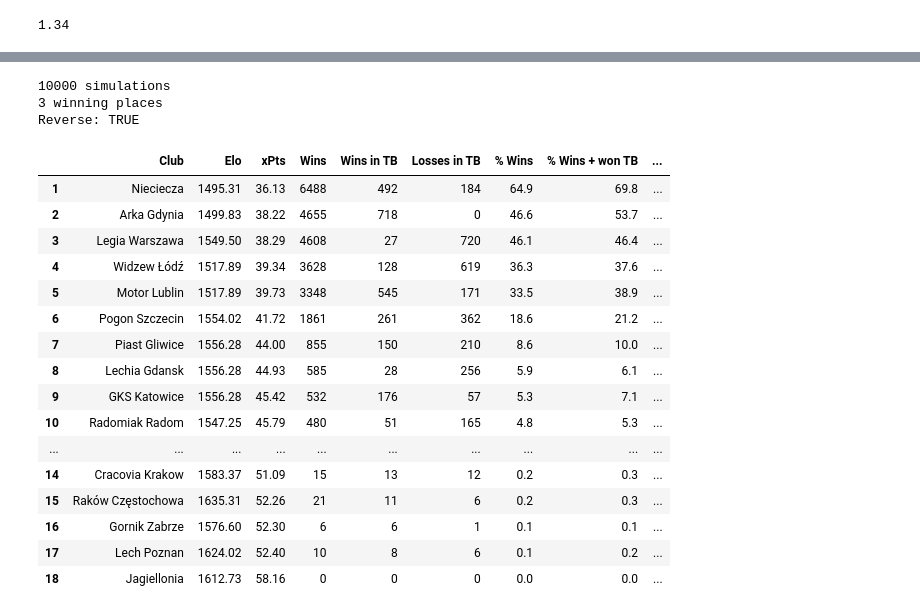
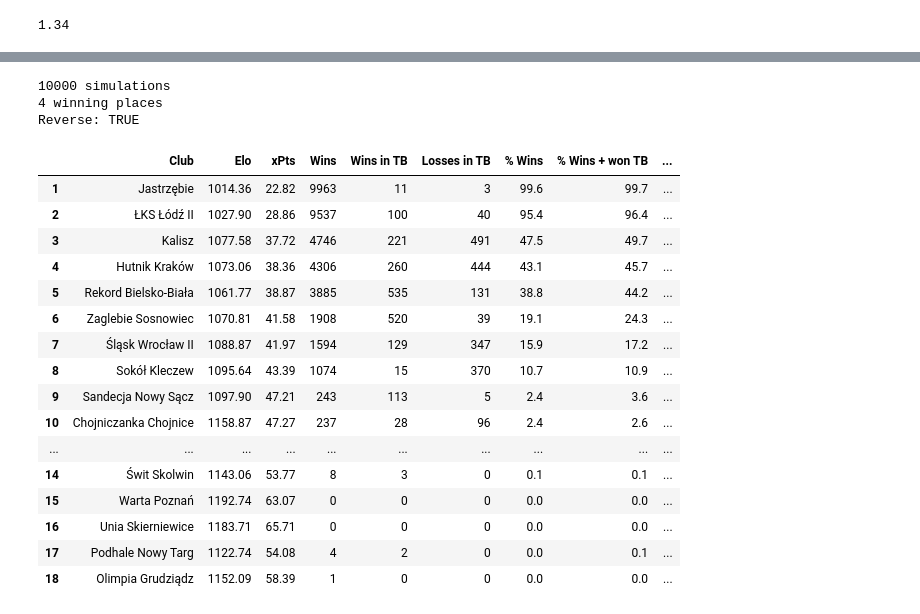
Before and after one commit to Michal-Zablocki/outrights-pred, a Jupyter notebook: working_version.ipynb, the cells around one changed output, grey strips where cells are left out. Cells and saved outputs as stored; diff of their text form; code cells hidden in the pictures.

```diff
--- a/working_version.ipynb
+++ b/working_version.ipynb
@@ -16,9 +13,9 @@ The autoreload extension is already loaded. To reload it, use:
 # %%
 CONFIG = {
     'elo_date': '2026-02-19',  # date for elo ratings from clubelo.com
-    'opta_date': '2026-02-20',  # date for elo ratings from the opta -> clubelo regression; elo_date from day X is before the games are played, for opta it depends
+    'opta_date': '2026-02-26',  # date for elo ratings from the opta -> clubelo regression; elo_date from day X is before the games are played, for opta it depends
     'number_of_sims': 10000,
-    'league_id': 106,
+    'league_id': 109,
     'season': 2025,
     'head_size': 36,
     'country_code_elo': None,  # use this attr. to use elo ratings from clubelo.com
@@ -26,7 +23,7 @@ CONFIG = {
     'stdev': 0,
     'update_fixtures': True,
     'is_european_league': False,
-    'round_no': 21,
+    'round_no': 20,
 }
 code = CONFIG['country_code_elo'] if CONFIG['country_code_elo'] is not None else CONFIG['country_code_api']
 CONFIG['sorting_order'] = get_sorting_order_for_country_code(code)
@@ -160,27 +209,27 @@ results.head(CONFIG['head_size'])
 # %%
-# bottom 3
-winning_places = 3
+# bottom 4
+winning_places = 4
 results = run_multiple_sims(**CONFIG, standings_df=standings_df, number_of_winning_places=winning_places, reverse=True)
 results.to_csv(f'data/sims/multiple_sims_league_{CONFIG["league_id"]}_bottom_{winning_places}_{datetime.today().strftime("%Y-%m-%d")}.csv', index=False)
 results.head(CONFIG['head_size'])
 # %% [output]
 10000 simulations
-3 winning places
+4 winning places
 Reverse: TRUE
 |  | Club | Elo | xPts | Wins | Wins in TB | Losses in TB | % Wins | % Wins + won TB | ... |
-| 1 | Nieciecza | 1495.31 | 36.13 | 6488 | 492 | 184 | 64.9 | 69.8 | ... |
-| 2 | Arka Gdynia | 1499.83 | 38.22 | 4655 | 718 | 0 | 46.6 | 53.7 | ... |
-| 3 | Legia Warszawa | 1549.50 | 38.29 | 4608 | 27 | 720 | 46.1 | 46.4 | ... |
-| 4 | Widzew Łódź | 1517.89 | 39.34 | 3628 | 128 | 619 | 36.3 | 37.6 | ... |
-| 5 | Motor Lublin | 1517.89 | 39.73 | 3348 | 545 | 171 | 33.5 | 38.9 | ... |
-| 6 | Pogon Szczecin | 1554.02 | 41.72 | 1861 | 261 | 362 | 18.6 | 21.2 | ... |
-| 7 | Piast Gliwice | 1556.28 | 44.00 | 855 | 150 | 210 | 8.6 | 10.0 | ... |
-| 8 | Lechia Gdansk | 1556.28 | 44.93 | 585 | 28 | 256 | 5.9 | 6.1 | ... |
-| 9 | GKS Katowice | 1556.28 | 45.42 | 532 | 176 | 57 | 5.3 | 7.1 | ... |
-| 10 | Radomiak Radom | 1547.25 | 45.79 | 480 | 51 | 165 | 4.8 | 5.3 | ... |
+| 1 | Jastrzębie | 1014.36 | 22.82 | 9963 | 11 | 3 | 99.6 | 99.7 | ... |
+| 2 | ŁKS Łódź II | 1027.90 | 28.86 | 9537 | 100 | 40 | 95.4 | 96.4 | ... |
+| 3 | Kalisz | 1077.58 | 37.72 | 4746 | 221 | 491 | 47.5 | 49.7 | ... |
+| 4 | Hutnik Kraków | 1073.06 | 38.36 | 4306 | 260 | 444 | 43.1 | 45.7 | ... |
+| 5 | Rekord Bielsko-Biała | 1061.77 | 38.87 | 3885 | 535 | 131 | 38.8 | 44.2 | ... |
+| 6 | Zaglebie Sosnowiec | 1070.81 | 41.58 | 1908 | 520 | 39 | 19.1 | 24.3 | ... |
+| 7 | Śląsk Wrocław II | 1088.87 | 41.97 | 1594 | 129 | 347 | 15.9 | 17.2 | ... |
+| 8 | Sokół Kleczew | 1095.64 | 43.39 | 1074 | 15 | 370 | 10.7 | 10.9 | ... |
+| 9 | Sandecja Nowy Sącz | 1097.90 | 47.21 | 243 | 113 | 5 | 2.4 | 3.6 | ... |
+| 10 | Chojniczanka Chojnice | 1158.87 | 47.27 | 237 | 28 | 96 | 2.4 | 2.6 | ... |
 | ... | ... | ... | ... | ... | ... | ... | ... | ... | ... |
-| 14 | Cracovia Krakow | 1583.37 | 51.09 | 15 | 13 | 12 | 0.2 | 0.3 | ... |
-| 15 | Raków Częstochowa | 1635.31 | 52.26 | 21 | 11 | 6 | 0.2 | 0.3 | ... |
-| 16 | Gornik Zabrze | 1576.60 | 52.30 | 6 | 6 | 1 | 0.1 | 0.1 | ... |
-| 17 | Lech Poznan | 1624.02 | 52.40 | 10 | 8 | 6 | 0.1 | 0.2 | ... |
-| 18 | Jagiellonia | 1612.73 | 58.16 | 0 | 0 | 0 | 0.0 | 0.0 | ... |
+| 14 | Świt Skolwin | 1143.06 | 53.77 | 8 | 3 | 0 | 0.1 | 0.1 | ... |
+| 15 | Warta Poznań | 1192.74 | 63.07 | 0 | 0 | 0 | 0.0 | 0.0 | ... |
+| 16 | Unia Skierniewice | 1183.71 | 65.71 | 0 | 0 | 0 | 0.0 | 0.0 | ... |
+| 17 | Podhale Nowy Targ | 1122.74 | 54.08 | 4 | 2 | 0 | 0.0 | 0.1 | ... |
+| 18 | Olimpia Grudziądz | 1152.09 | 58.39 | 1 | 0 | 0 | 0.0 | 0.0 | ... |
```
Also changed, not shown: parts of 10 cells of this notebook, 12 other files.
